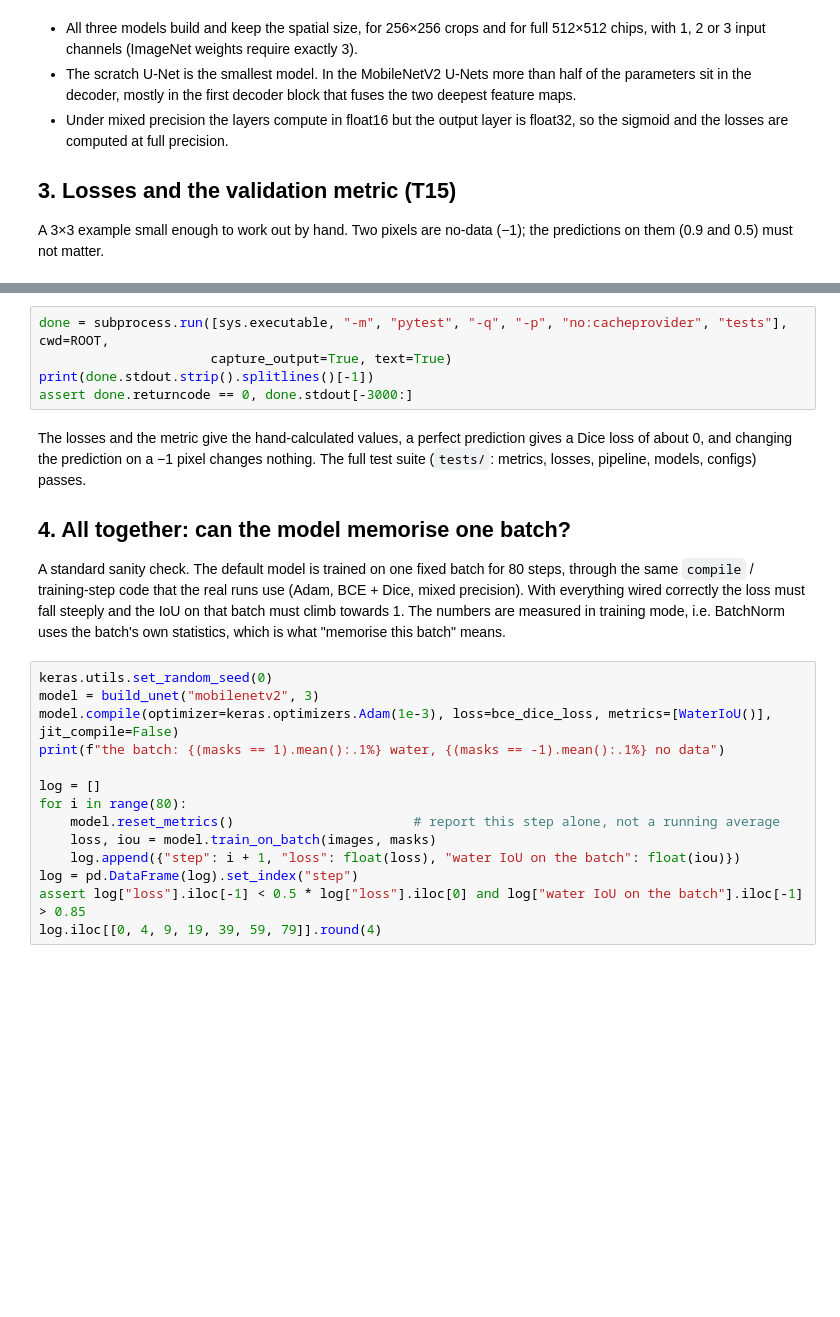
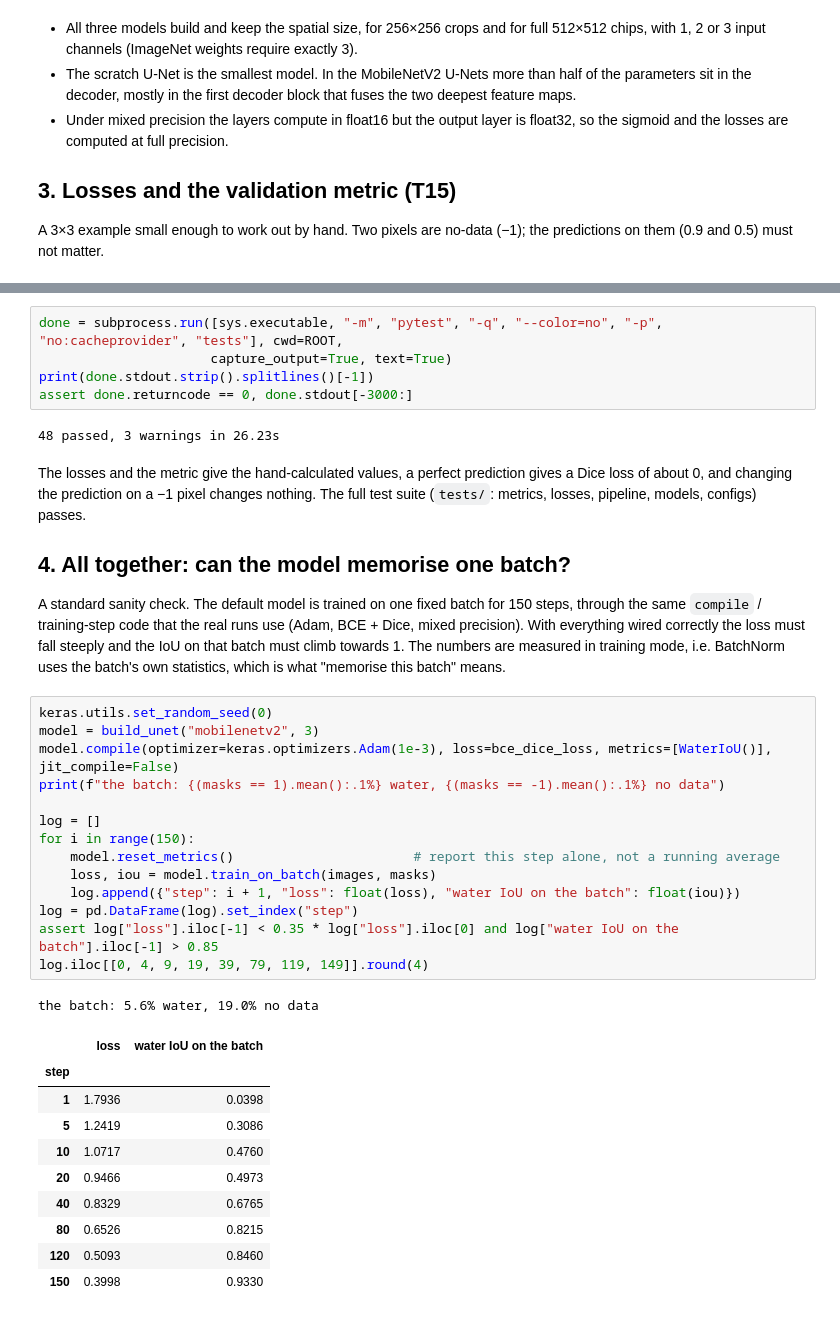
Before and after one commit to roopakraam/FloodWatch, a Jupyter notebook: notebooks/03_pipeline_models_losses.ipynb, the cells around one changed output, grey strips where cells are left out. Cells and saved outputs as stored; diff of their text form; blank space fills up the shorter version.

```diff
--- a/notebooks/03_pipeline_models_losses.ipynb
+++ b/notebooks/03_pipeline_models_losses.ipynb
@@ -165,27 +210,41 @@ table
 # %%
-done = subprocess.run([sys.executable, "-m", "pytest", "-q", "-p", "no:cacheprovider", "tests"], cwd=ROOT,
+done = subprocess.run([sys.executable, "-m", "pytest", "-q", "--color=no", "-p", "no:cacheprovider", "tests"], cwd=ROOT,
                       capture_output=True, text=True)
 print(done.stdout.strip().splitlines()[-1])
 assert done.returncode == 0, done.stdout[-3000:]
+# %% [output]
+48 passed, 3 warnings in 26.23s
 # %% [markdown]
 The losses and the metric give the hand-calculated values, a perfect prediction gives a Dice loss of about 0, and changing the prediction on a −1 pixel changes nothing. The full test suite (`tests/`: metrics, losses, pipeline, models, configs) passes.
 
 ## 4. All together: can the model memorise one batch?
 
-A standard sanity check. The default model is trained on one fixed batch for 80 steps, through the same `compile` / training-step code that the real runs use (Adam, BCE + Dice, mixed precision). With everything wired correctly the loss must fall steeply and the IoU on that batch must climb towards 1.
+A standard sanity check. The default model is trained on one fixed batch for 150 steps, through the same `compile` / training-step code that the real runs use (Adam, BCE + Dice, mixed precision). With everything wired correctly the loss must fall steeply and the IoU on that batch must climb towards 1.
 The numbers are measured in training mode, i.e. BatchNorm uses the batch's own statistics, which is what "memorise this batch" means.
 # %%
 keras.utils.set_random_seed(0)
 model = build_unet("mobilenetv2", 3)
 model.compile(optimizer=keras.optimizers.Adam(1e-3), loss=bce_dice_loss, metrics=[WaterIoU()], jit_compile=False)
 print(f"the batch: {(masks == 1).mean():.1%} water, {(masks == -1).mean():.1%} no data")
 
 log = []
-for i in range(80):
+for i in range(150):
     model.reset_metrics()                       # report this step alone, not a running average
     loss, iou = model.train_on_batch(images, masks)
     log.append({"step": i + 1, "loss": float(loss), "water IoU on the batch": float(iou)})
 log = pd.DataFrame(log).set_index("step")
-assert log["loss"].iloc[-1] < 0.5 * log["loss"].iloc[0] and log["water IoU on the batch"].iloc[-1] > 0.85
-log.iloc[[0, 4, 9, 19, 39, 59, 79]].round(4)
+assert log["loss"].iloc[-1] < 0.35 * log["loss"].iloc[0] and log["water IoU on the batch"].iloc[-1] > 0.85
+log.iloc[[0, 4, 9, 19, 39, 79, 119, 149]].round(4)
+# %% [output]
+the batch: 5.6% water, 19.0% no data
+|  | loss | water IoU on the batch |
+| step |  |  |
+| 1 | 1.7936 | 0.0398 |
+| 5 | 1.2419 | 0.3086 |
+| 10 | 1.0717 | 0.4760 |
+| 20 | 0.9466 | 0.4973 |
+| 40 | 0.8329 | 0.6765 |
+| 80 | 0.6526 | 0.8215 |
+| 120 | 0.5093 | 0.8460 |
+| 150 | 0.3998 | 0.9330 |
 # %% [markdown]
```
Also changed, not shown: parts of 9 cells of this notebook, 23 other files.
